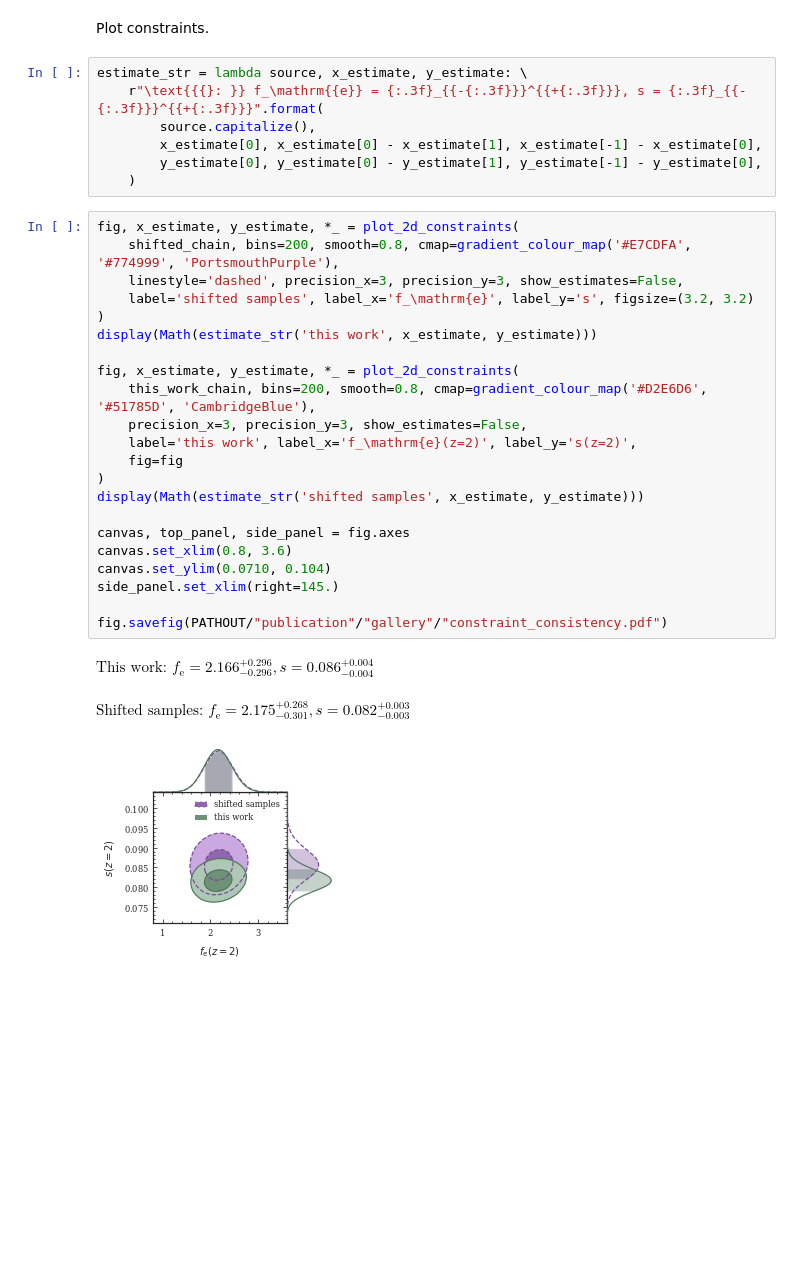
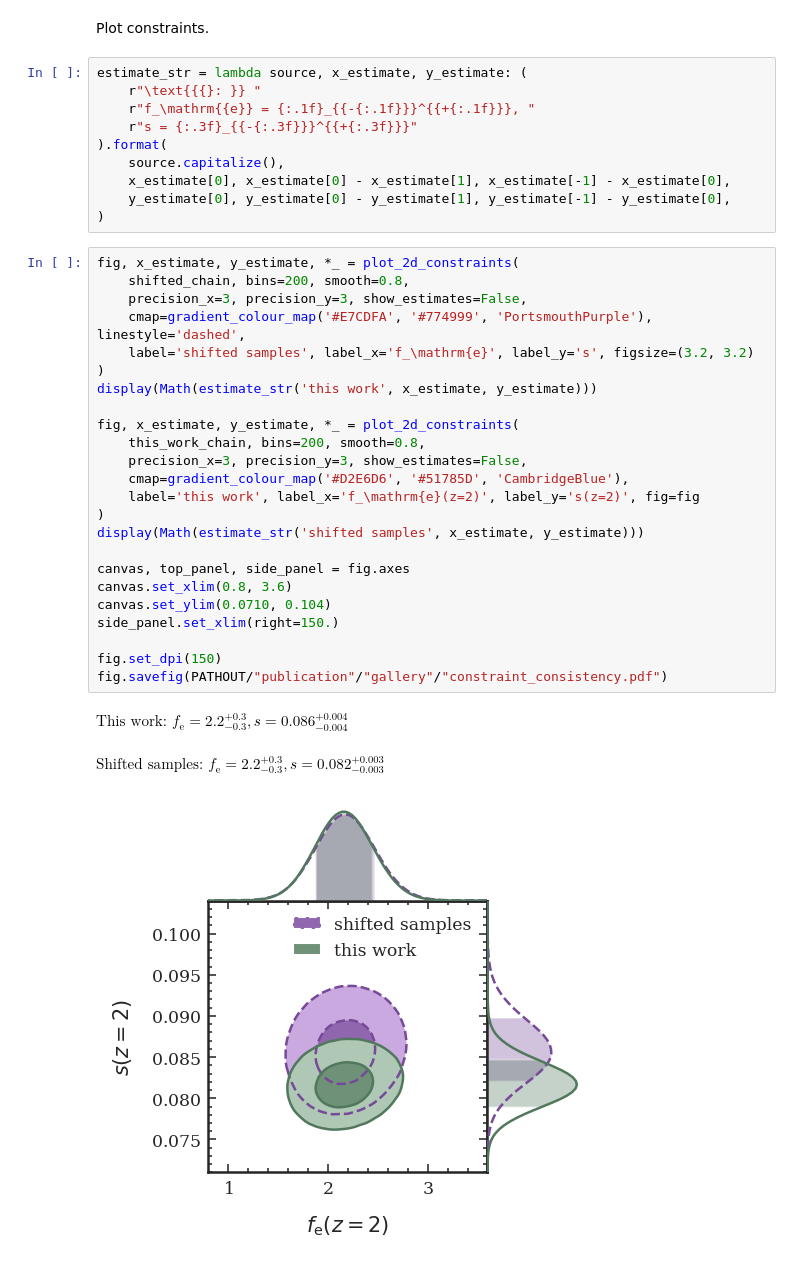
Before and after one commit to MikeSWang/HorizonGRound, a Jupyter notebook: notebooks/check_constraint_consistency.ipynb, the cells around one changed output. Cells and saved outputs as stored; diff of their text form; blank space fills up the shorter version.

```diff
--- a/notebooks/check_constraint_consistency.ipynb
+++ b/notebooks/check_constraint_consistency.ipynb
@@ -22,35 +22,40 @@ with h5py.File(PATHOUT/"publication"/"shifted"/shifted_samples, 'r') as chain_fi
 # %% [markdown]
 Plot constraints.
 # %%
-estimate_str = lambda source, x_estimate, y_estimate: \
-    r"\text{{{}: }} f_\mathrm{{e}} = {:.3f}_{{-{:.3f}}}^{{+{:.3f}}}, s = {:.3f}_{{-{:.3f}}}^{{+{:.3f}}}".format(
-        source.capitalize(),
-        x_estimate[0], x_estimate[0] - x_estimate[1], x_estimate[-1] - x_estimate[0],
-        y_estimate[0], y_estimate[0] - y_estimate[1], y_estimate[-1] - y_estimate[0],
-    )
+estimate_str = lambda source, x_estimate, y_estimate: (
+    r"\text{{{}: }} "
+    r"f_\mathrm{{e}} = {:.1f}_{{-{:.1f}}}^{{+{:.1f}}}, "
+    r"s = {:.3f}_{{-{:.3f}}}^{{+{:.3f}}}"
+).format(
+    source.capitalize(),
+    x_estimate[0], x_estimate[0] - x_estimate[1], x_estimate[-1] - x_estimate[0],
+    y_estimate[0], y_estimate[0] - y_estimate[1], y_estimate[-1] - y_estimate[0],
+)
 # %%
 fig, x_estimate, y_estimate, *_ = plot_2d_constraints(
-    shifted_chain, bins=200, smooth=0.8, cmap=gradient_colour_map('#E7CDFA', '#774999', 'PortsmouthPurple'),
-    linestyle='dashed', precision_x=3, precision_y=3, show_estimates=False,
+    shifted_chain, bins=200, smooth=0.8,
+    precision_x=3, precision_y=3, show_estimates=False,
+    cmap=gradient_colour_map('#E7CDFA', '#774999', 'PortsmouthPurple'), linestyle='dashed',
     label='shifted samples', label_x='f_\mathrm{e}', label_y='s', figsize=(3.2, 3.2)
 )
 display(Math(estimate_str('this work', x_estimate, y_estimate)))
 
 fig, x_estimate, y_estimate, *_ = plot_2d_constraints(
-    this_work_chain, bins=200, smooth=0.8, cmap=gradient_colour_map('#D2E6D6', '#51785D', 'CambridgeBlue'),
+    this_work_chain, bins=200, smooth=0.8,
     precision_x=3, precision_y=3, show_estimates=False,
-    label='this work', label_x='f_\mathrm{e}(z=2)', label_y='s(z=2)',
-    fig=fig
+    cmap=gradient_colour_map('#D2E6D6', '#51785D', 'CambridgeBlue'),
+    label='this work', label_x='f_\mathrm{e}(z=2)', label_y='s(z=2)', fig=fig
 )
 display(Math(estimate_str('shifted samples', x_estimate, y_estimate)))
 
 canvas, top_panel, side_panel = fig.axes
 canvas.set_xlim(0.8, 3.6)
 canvas.set_ylim(0.0710, 0.104)
-side_panel.set_xlim(right=145.)
+side_panel.set_xlim(right=150.)
 
+fig.set_dpi(150)
 fig.savefig(PATHOUT/"publication"/"gallery"/"constraint_consistency.pdf")
 # %% [output]
-$\displaystyle \text{This work: } f_\mathrm{e} = 2.166_{-0.296}^{+0.296}, s = 0.086_{-0.004}^{+0.004}$
+$\displaystyle \text{This work: } f_\mathrm{e} = 2.2_{-0.3}^{+0.3}, s = 0.086_{-0.004}^{+0.004}$
-$\displaystyle \text{Shifted samples: } f_\mathrm{e} = 2.175_{-0.301}^{+0.268}, s = 0.082_{-0.003}^{+0.003}$
+$\displaystyle \text{Shifted samples: } f_\mathrm{e} = 2.2_{-0.3}^{+0.3}, s = 0.082_{-0.003}^{+0.003}$
-[figure, old version]
+[figure, new version]
```
Also changed, not shown: 5 other files.
